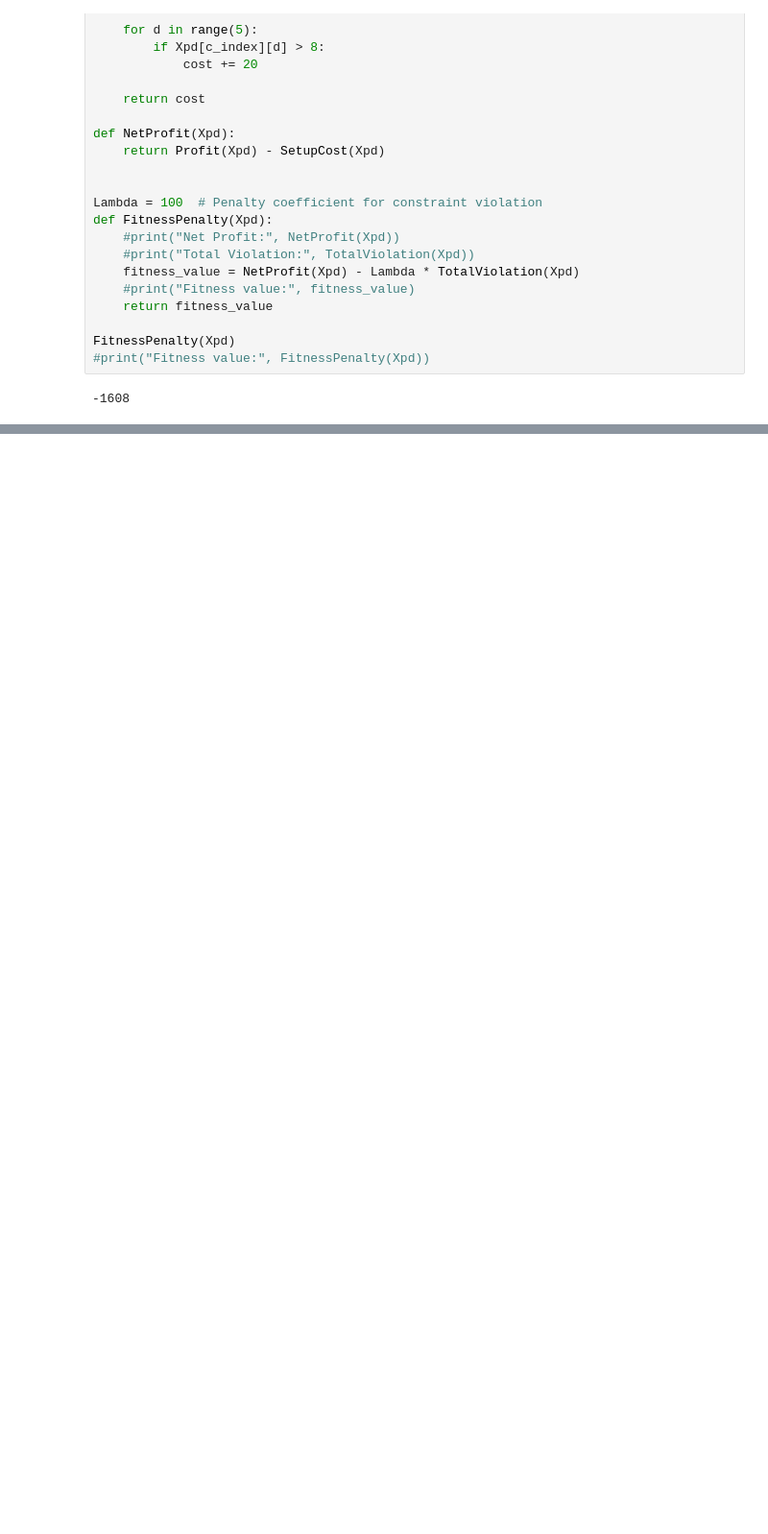
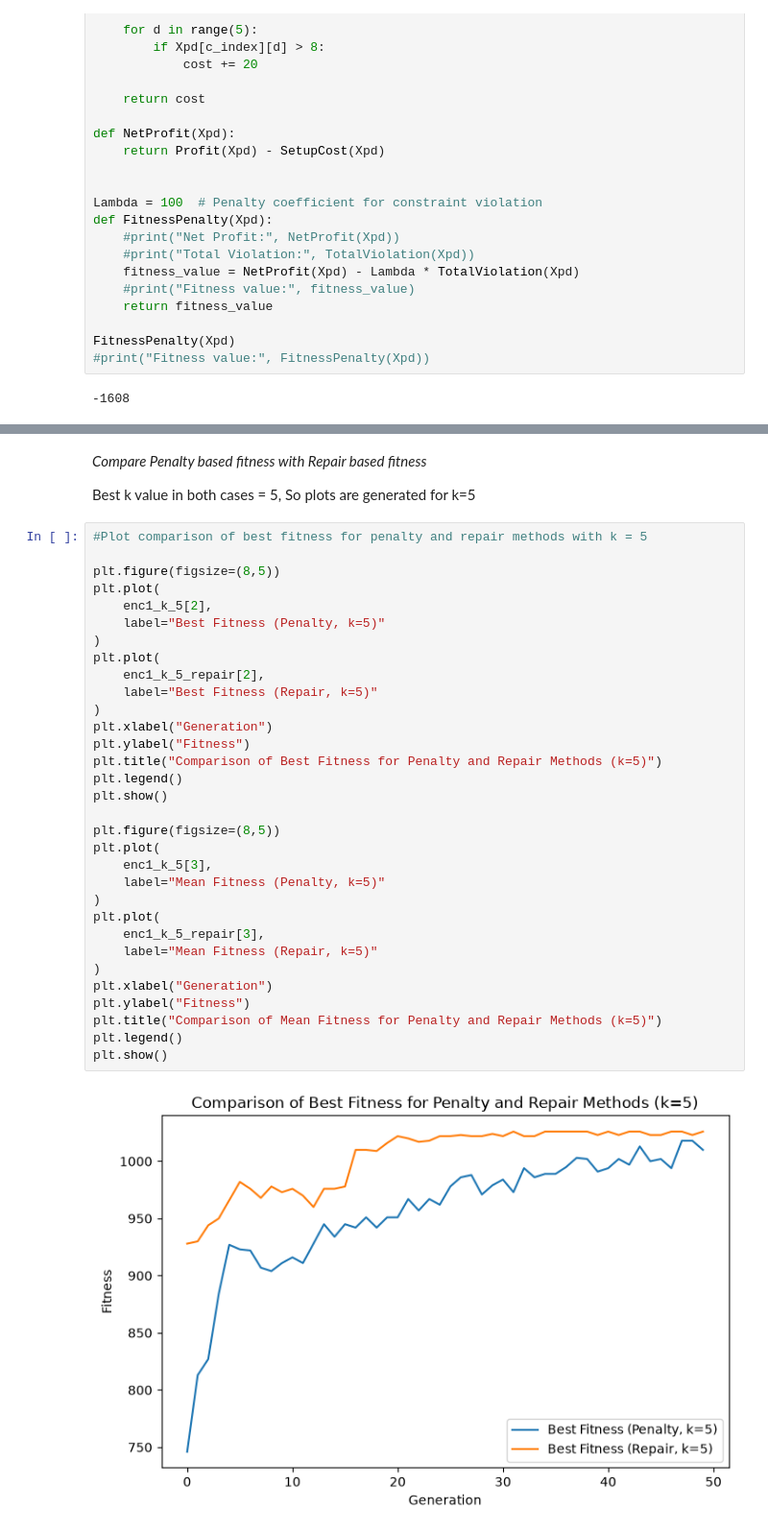
Before and after one commit to cbemanojece-prog/MyPythonProjects, a Jupyter notebook: EvolutionaryRobotics/EvoRob_MiniProject.ipynb, the cells around one changed output, grey strips where cells are left out. Shown at 96% size. Saved outputs shown, nothing was run; the diff lists cells and outputs as text; blank space fills up the shorter version.

```diff
--- a/EvolutionaryRobotics/EvoRob_MiniProject.ipynb
+++ b/EvolutionaryRobotics/EvoRob_MiniProject.ipynb
@@ -593,0 +491,38 @@ plt.show()
+# %% [markdown]
+*Compare Penalty based fitness with Repair based fitness*
+
+Best k value in both cases = 5, So plots are generated for k=5
+# %%
+#Plot comparison of best fitness for penalty and repair methods with k = 5
+
+plt.figure(figsize=(8,5))
+plt.plot(
+    enc1_k_5[2],
+    label="Best Fitness (Penalty, k=5)"
+)
+plt.plot(
+    enc1_k_5_repair[2],
+    label="Best Fitness (Repair, k=5)"
+)
+plt.xlabel("Generation")
+plt.ylabel("Fitness")
+plt.title("Comparison of Best Fitness for Penalty and Repair Methods (k=5)")
+plt.legend()
+plt.show()
+
+plt.figure(figsize=(8,5))
+plt.plot(
+    enc1_k_5[3],
+    label="Mean Fitness (Penalty, k=5)"
+)
+plt.plot(
+    enc1_k_5_repair[3],
+    label="Mean Fitness (Repair, k=5)"
+)
+plt.xlabel("Generation")
+plt.ylabel("Fitness")
+plt.title("Comparison of Mean Fitness for Penalty and Repair Methods (k=5)")
+plt.legend()
+plt.show()
+# %% [output]
+[figure, added]
```
Also changed, not shown: parts of 29 cells of this notebook.
